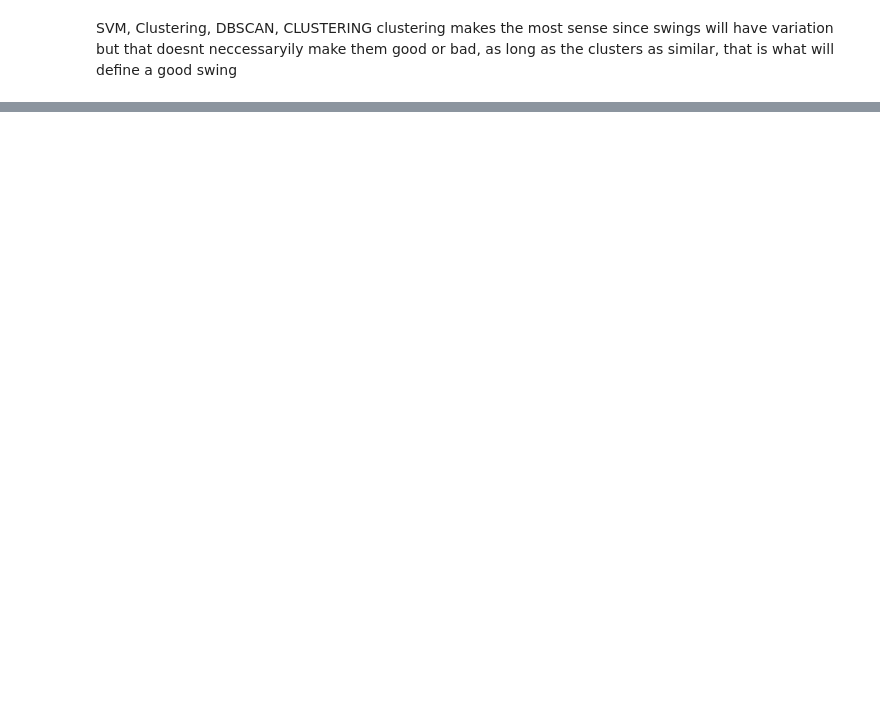
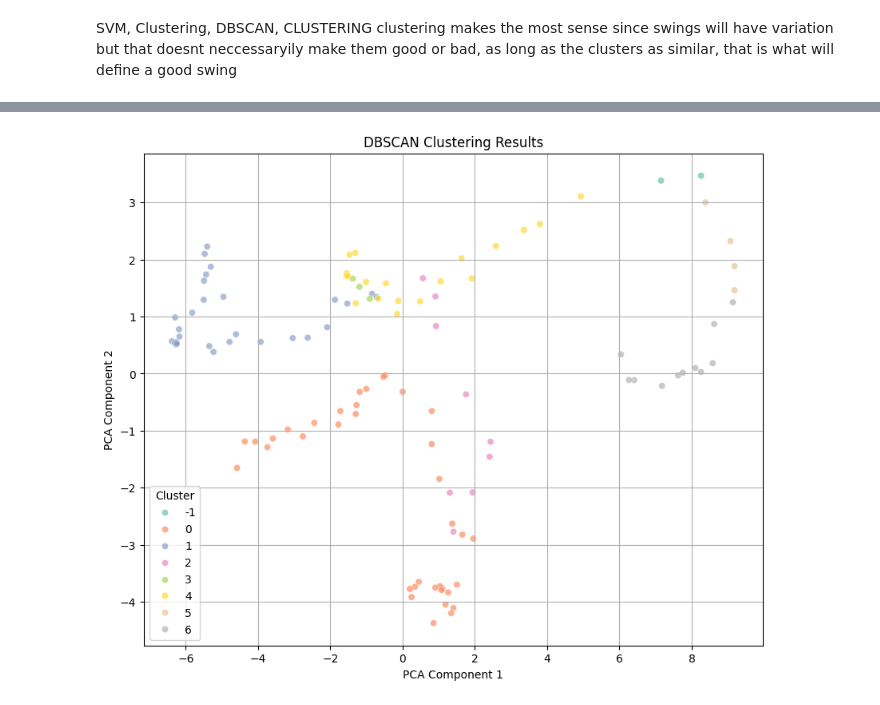
Before and after one commit to Matthewtershi/baseball_sim, a Jupyter notebook: main_model.ipynb, the cells around one changed output, grey strips where cells are left out. Saved outputs shown, nothing was run; the diff lists cells and outputs as text; code cells hidden in the pictures; blank space fills up the shorter version.

```diff
--- a/main_model.ipynb
+++ b/main_model.ipynb
@@ -35,0 +55,6 @@ Error:
+# %%
+scaler = StandardScaler()
+X_scaled = scaler.fit_transform(combined_df[position_columns])
+dbscan = DBSCAN(eps = 3, min_samples = 3)
+clusters = dbscan.fit_predict(X_scaled)
+combined_df["cluster"] = clusters
@@ -35,0 +71,30 @@ Error:
+# %%
+from sklearn.decomposition import PCA
+
+# Reduce the dimensions to 2 for visualization
+pca = PCA(n_components=2)
+X_pca = pca.fit_transform(X_scaled)
+# Create a DataFrame with PCA results and cluster labels
+pca_df = pd.DataFrame(data=X_pca, columns=['PCA1', 'PCA2'])
+pca_df['cluster'] = combined_df['cluster']  # Add the cluster labels
+# %%
+import matplotlib.pyplot as plt
+import seaborn as sns
+
+# Set the figure size
+plt.figure(figsize=(10, 8))
+
+# Plot using seaborn
+sns.scatterplot(x='PCA1', y='PCA2', hue='cluster', data=pca_df, palette='Set2', alpha=0.7)
+
+# Add a title and labels
+plt.title('DBSCAN Clustering Results')
+plt.xlabel('PCA Component 1')
+plt.ylabel('PCA Component 2')
+plt.legend(title='Cluster')
+plt.grid()
+
+# Show the plot
+plt.show()
+# %% [output]
+[figure, added]
```
Also changed, not shown: parts of 6 cells of this notebook.
